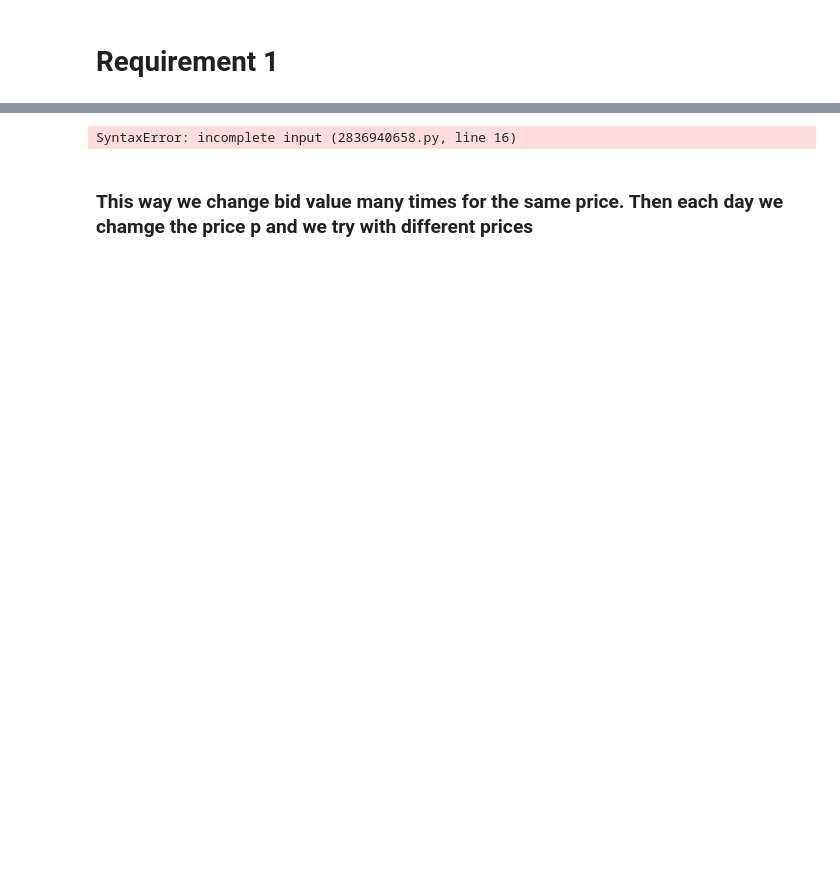
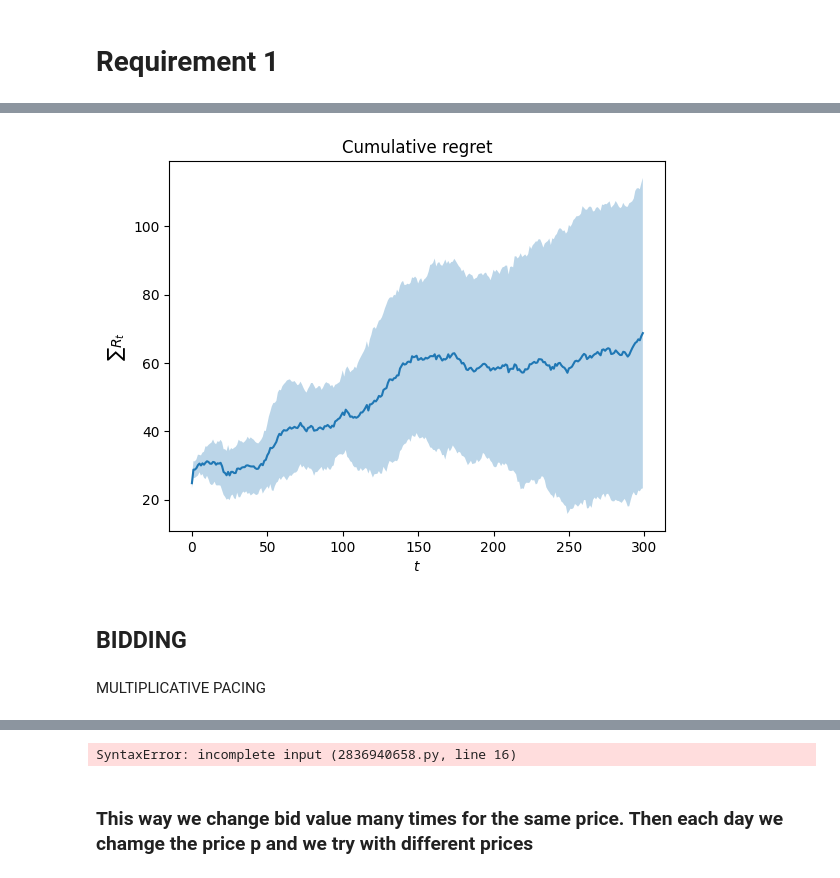
Before and after one commit to manuu1311/OLA-project, a Jupyter notebook: Deliverables/Requirement1/requirement1.ipynb, the cells around one changed output, grey strips where cells are left out. Drawn from its saved outputs; the diff is of its cells as text; code cells hidden in the pictures; blank space fills up the shorter version.

```diff
--- a/Deliverables/Requirement1/requirement1.ipynb
+++ b/Deliverables/Requirement1/requirement1.ipynb
@@ -4,0 +50,48 @@
+# %%
+T=300
+num_cust=100
+all_pulls=[]
+all_rewards=[]
+all_regrets=[]
+epochs=10
+
+for _ in range(epochs):
+    pulls=np.array([])
+    rewards=np.array([])
+    clair_reward=np.array([])
+    env=PricingEnvironment(norm_dem_curve,cost)
+    agent=GPUCBAgent(T)
+
+    for t in range(T):
+        p_t = agent.pull_arm()
+        d_t, r_t = env.round(p_t, num_cust)
+        agent.update(r_t/num_cust)
+        rewards = np.append(rewards, r_t)
+        pulls=np.append(pulls,p_t)
+        dc,rc=env.round(best_price,num_cust)
+        clair_reward = np.append(clair_reward, rc)
+    cum_clair_reward=np.cumsum(clair_reward)
+    cum_reward=np.cumsum(rewards)
+    all_pulls.append(pulls)
+    all_rewards.append(rewards)
+    all_regrets.append(cum_clair_reward-cum_reward)
+
+
+
+cum_clair_reward=np.cumsum(clair_reward)
+cum_reward=np.cumsum(rewards)
+avg_regret=np.mean(np.array(all_regrets),axis=0)
+std_regret=np.std(np.array(all_regrets),axis=0)
+
+plt.plot(np.arange(T), avg_regret)
+plt.fill_between(np.arange(T), avg_regret-std_regret, avg_regret+std_regret, alpha=0.3)
+plt.xlabel('$t$')
+plt.ylabel('$\sum R_t$')
+plt.title('Cumulative regret')
+plt.show()
+# %% [output]
+[figure, added]
+# %% [markdown]
+## BIDDING
+# %% [markdown]
+MULTIPLICATIVE PACING
```
Also changed, not shown: parts of 16 cells of this notebook, 1 other file.
